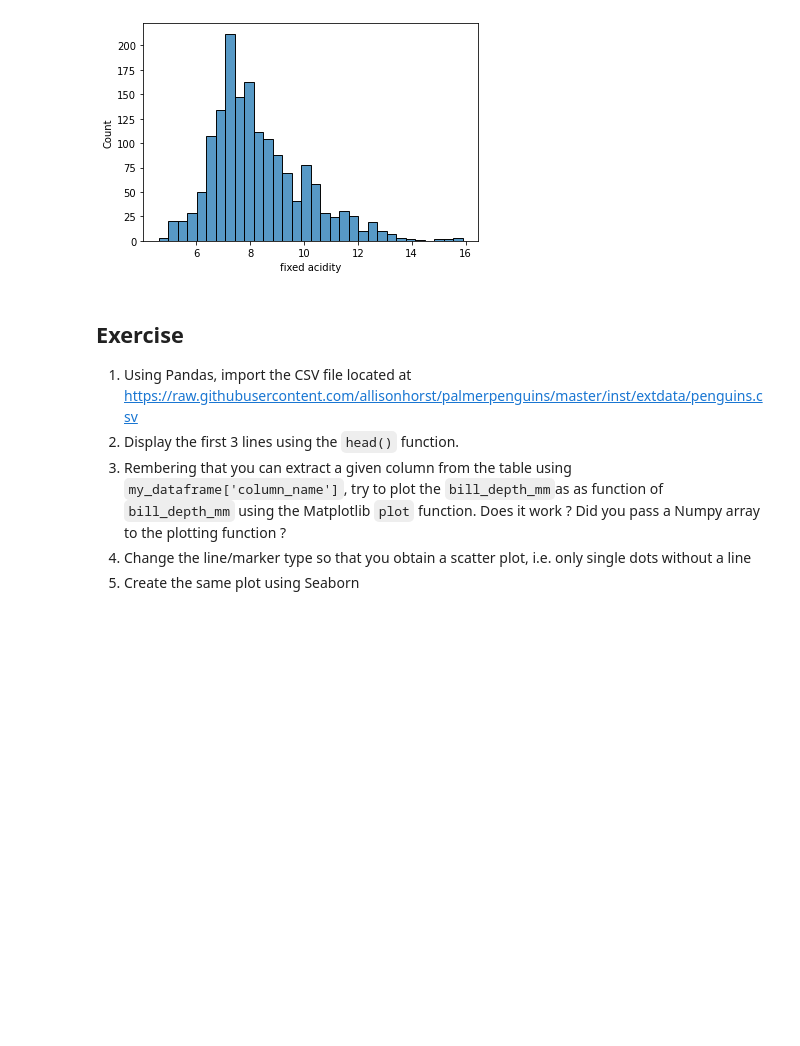
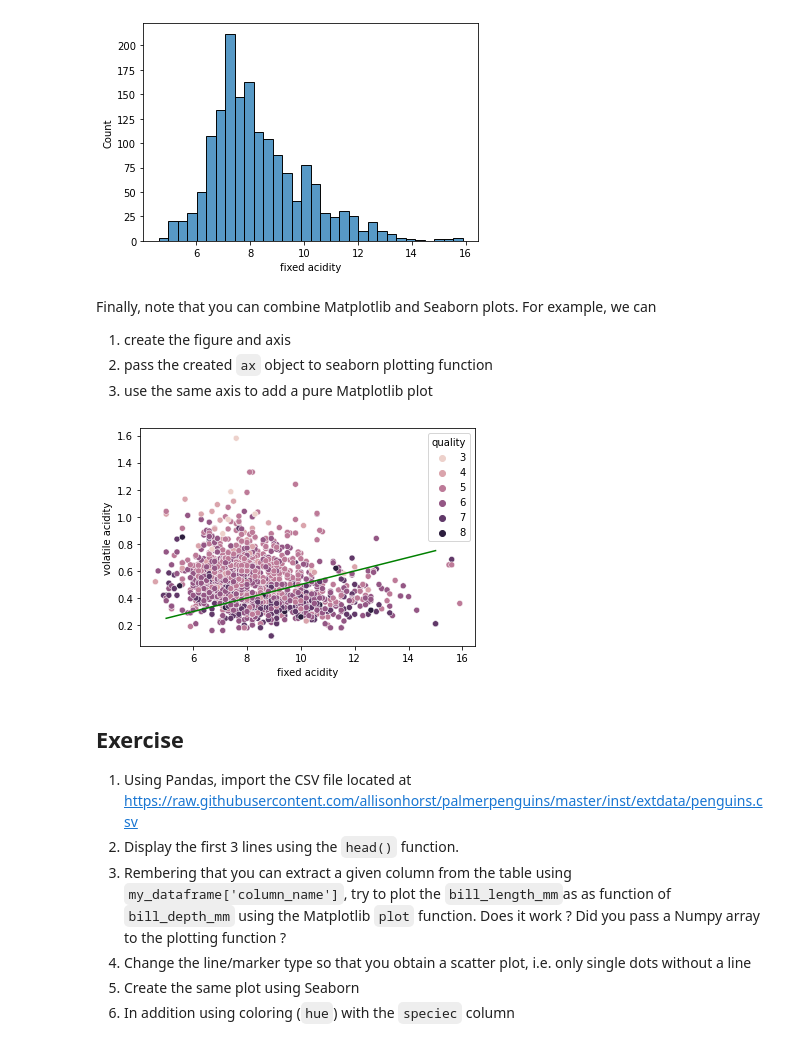
Before and after one commit to guiwitz/EHML, a Jupyter notebook: 05-Minimal_plotting.ipynb, the cells around one changed output. Drawn from its saved outputs; the diff is of its cells as text; code cells hidden in the pictures; blank space fills up the shorter version.

````diff
--- a/05-Minimal_plotting.ipynb
+++ b/05-Minimal_plotting.ipynb
@@ -109,11 +109,23 @@ There is a large number of plots that can be created with Seaborn, with a specif
 sns.histplot(data=wine, x='fixed acidity');
 # %% [output]
 [figure]
+# %% [markdown]
+Finally, note that you can combine Matplotlib and Seaborn plots. For example, we can
+1. create the figure and axis
+2. pass the created ```ax``` object to seaborn plotting function
+3. use the same axis to add a pure Matplotlib plot
+# %%
+fig, ax = plt.subplots();
+sns.scatterplot(data=wine, x='fixed acidity', y = 'volatile acidity', hue='quality', ax=ax);
+ax.plot(np.arange(5,16), 0.05 * np.arange(5,16), 'g');
+# %% [output]
+[figure, added]
 # %% [markdown]
 ## Exercise
 
 1. Using Pandas, import the CSV file located at https://raw.githubusercontent.com/allisonhorst/palmerpenguins/master/inst/extdata/penguins.csv
 2. Display the first 3 lines using the ```head()``` function.
-3. Rembering that you can extract a given column from the table using ```my_dataframe['column_name']```, try to plot the ```bill_depth_mm```as as function of ```bill_depth_mm``` using the Matplotlib ```plot``` function. Does it work ? Did you pass a Numpy array to the plotting function ?
+3. Rembering that you can extract a given column from the table using ```my_dataframe['column_name']```, try to plot the ```bill_length_mm```as as function of ```bill_depth_mm``` using the Matplotlib ```plot``` function. Does it work ? Did you pass a Numpy array to the plotting function ?
 4. Change the line/marker type so that you obtain a scatter plot, i.e. only single dots without a line
 5. Create the same plot using Seaborn
+6. In addition using coloring (```hue```) with the ```speciec``` column
````
